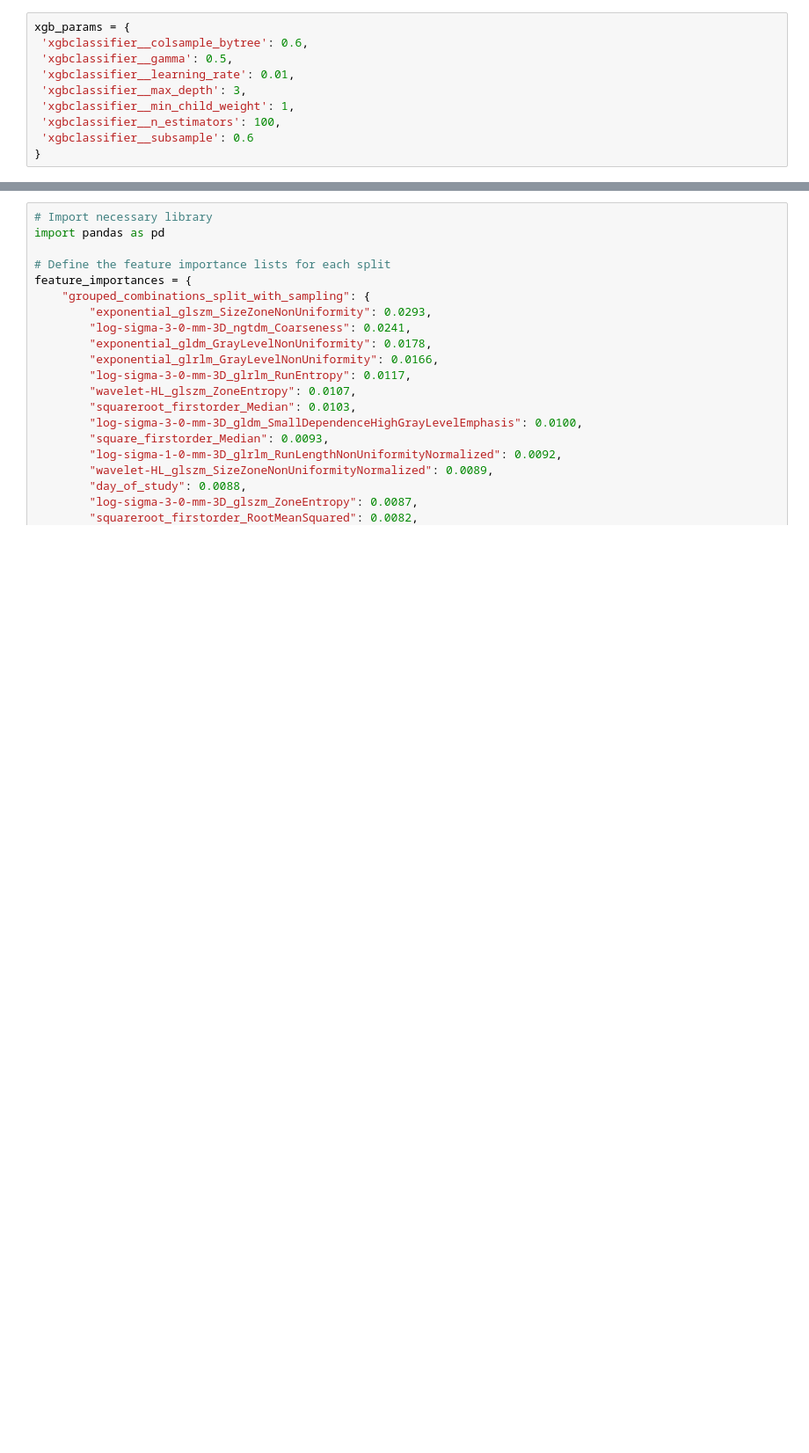
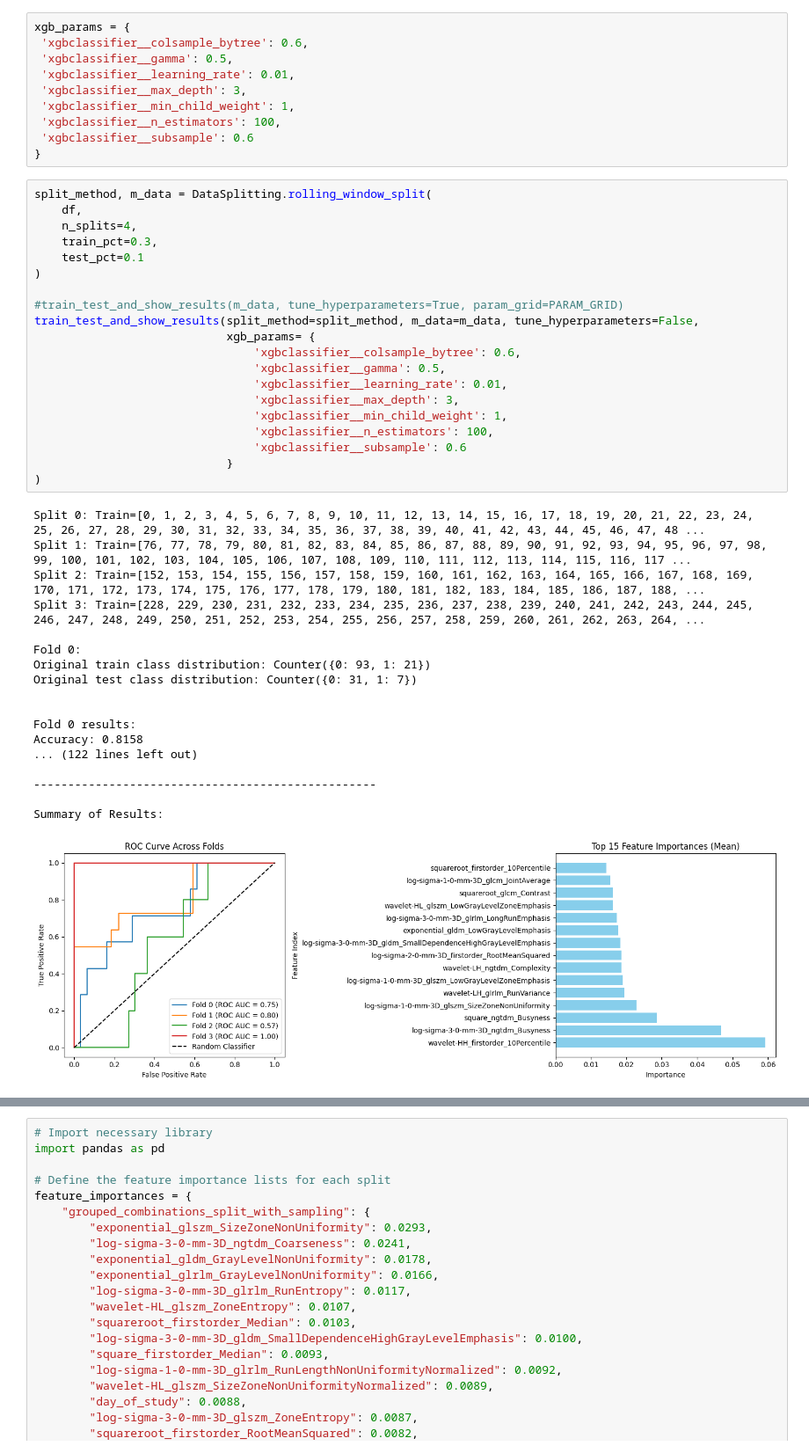
Before and after one commit to Javier200107/ML-Strategies-Inflection-Point-GL261-Response-Relapse, a Jupyter notebook: src/notebooks/playground.ipynb, the cells around one changed output, grey strips where cells are left out. Shown: that part at 88% size. Drawn from its saved outputs; the diff is of its cells as text; blank space fills up the shorter version.

```diff
--- a/src/notebooks/playground.ipynb
+++ b/src/notebooks/playground.ipynb
@@ -319,3 +403,42 @@ xgb_params = {
  'xgbclassifier__n_estimators': 100,
  'xgbclassifier__subsample': 0.6
 }
+# %%
+split_method, m_data = DataSplitting.rolling_window_split(
+    df,
+    n_splits=4,
+    train_pct=0.3,
+    test_pct=0.1
+)
+
+#train_test_and_show_results(m_data, tune_hyperparameters=True, param_grid=PARAM_GRID)
+train_test_and_show_results(split_method=split_method, m_data=m_data, tune_hyperparameters=False,
+                            xgb_params= {
+                                'xgbclassifier__colsample_bytree': 0.6,
+                                'xgbclassifier__gamma': 0.5,
+                                'xgbclassifier__learning_rate': 0.01,
+                                'xgbclassifier__max_depth': 3,
+                                'xgbclassifier__min_child_weight': 1,
+                                'xgbclassifier__n_estimators': 100,
+                                'xgbclassifier__subsample': 0.6
+                            }
+)
+# %% [output]
+Split 0: Train=[0, 1, 2, 3, 4, 5, 6, 7, 8, 9, 10, 11, 12, 13, 14, 15, 16, 17, 18, 19, 20, 21, 22, 23, 24, 25, 26, 27, 28, 29, 30, 31, 32, 33, 34, 35, 36, 37, 38, 39, 40, 41, 42, 43, 44, 45, 46, 47, 48 ...
+Split 1: Train=[76, 77, 78, 79, 80, 81, 82, 83, 84, 85, 86, 87, 88, 89, 90, 91, 92, 93, 94, 95, 96, 97, 98, 99, 100, 101, 102, 103, 104, 105, 106, 107, 108, 109, 110, 111, 112, 113, 114, 115, 116, 117 ...
+Split 2: Train=[152, 153, 154, 155, 156, 157, 158, 159, 160, 161, 162, 163, 164, 165, 166, 167, 168, 169, 170, 171, 172, 173, 174, 175, 176, 177, 178, 179, 180, 181, 182, 183, 184, 185, 186, 187, 188, ...
+Split 3: Train=[228, 229, 230, 231, 232, 233, 234, 235, 236, 237, 238, 239, 240, 241, 242, 243, 244, 245, 246, 247, 248, 249, 250, 251, 252, 253, 254, 255, 256, 257, 258, 259, 260, 261, 262, 263, 264, ...
+
+Fold 0:
+Original train class distribution: Counter({0: 93, 1: 21})
+Original test class distribution: Counter({0: 31, 1: 7})
+
+
+Fold 0 results:
+Accuracy: 0.8158
+... (122 lines left out)
+
+--------------------------------------------------
+
+Summary of Results:
+[figure, added]
```
Also changed, not shown: parts of 9 cells of this notebook, 5 other files.
